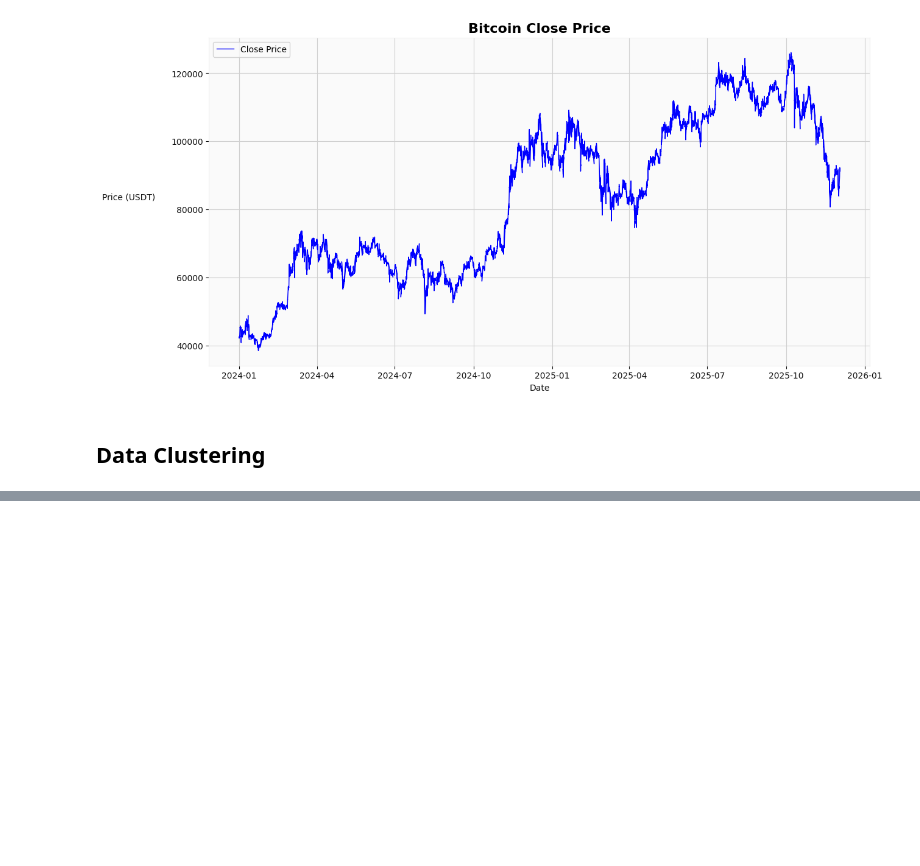
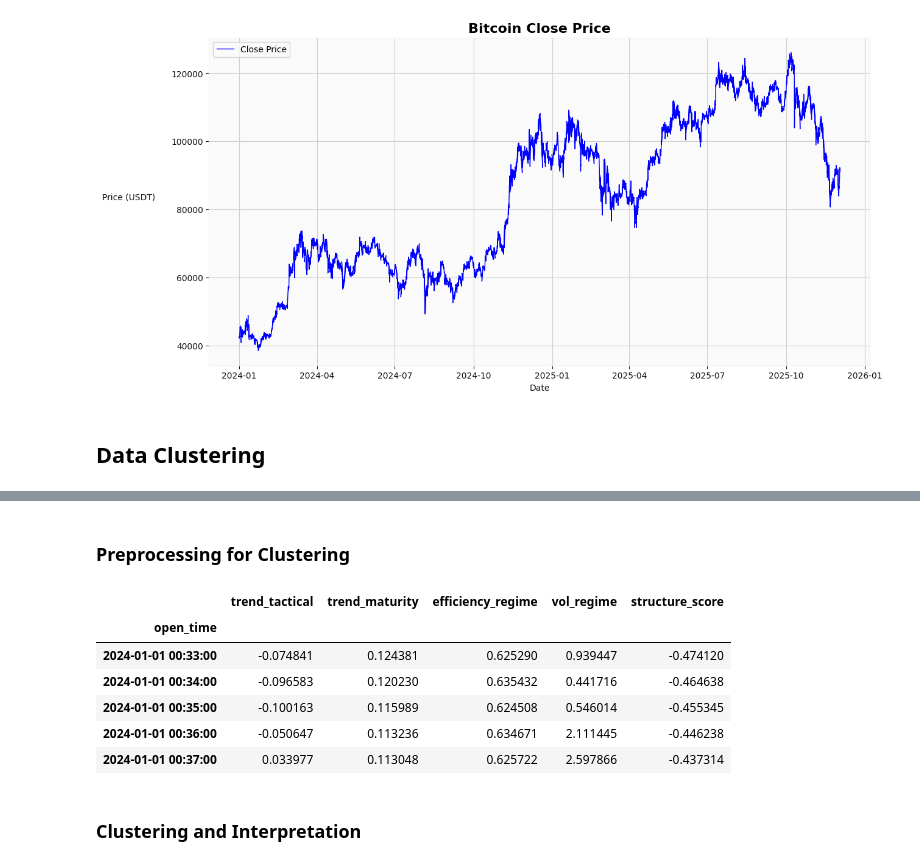
Before and after one commit to Bui-Minh-Quan/Data-Mining-Project, a Jupyter notebook: Notebooks/numerical_data_mining.ipynb, the cells around one changed output, grey strips where cells are left out. Cells and saved outputs as stored; diff of their text form; code cells hidden in the pictures; blank space fills up the shorter version.

```diff
--- a/Notebooks/numerical_data_mining.ipynb
+++ b/Notebooks/numerical_data_mining.ipynb
@@ -764,0 +667,70 @@ Clusters: 4, Cost: 151905.32167350323
+# %% [markdown]
+### Preprocessing for Clustering
+# %%
+def create_wyckoff_features(df):
+    df_w = df.copy()
+
+    df_w['trend_maturity'] = (df_w['ema_50'] - df_w['ema_200']) / df_w['close'] * 100
+
+    df_w['trend_tactical'] = (df_w['close'] - df_w['ema_50']) / df_w['ema_50'] * 100
+
+    # efficiency
+    # high efficiency = markup / markdown
+    # low efficiency = accumulation / distribution
+    epsilon = 1e-9
+    range_len = df_w['high'] - df_w['low']
+    body_len = abs(df_w['close'] - df_w['open'])
+
+    raw_efficiency = body_len / (range_len + epsilon)
+    df_w['efficiency_regime'] = raw_efficiency.rolling(window=20).mean()
+
+    # Volume
+    df_w['rel_volume'] = df_w['volume_usd'] / df_w['vol_ma20']
+    df_w['vol_regime'] = df_w['rel_volume'].rolling(window=1).mean()
+
+    # Structure
+    structure_score = np.zeros(len(df_w))
+    current_score = 0
+    decay = 0.98
+
+    bull_ob = df_w['is_bullish_ob'].fillna(0).values
+    bear_ob = df_w['is_bearish_ob'].fillna(0).values
+    fvg_bull = df_w['is_fvg_bullish'].fillna(0).values
+    fvg_bear = df_w['is_fvg_bearish'].fillna(0).values
+
+    for i in range(1, len(df_w)):
+        current_score *= decay
+
+        # OBs are structural pivots
+        if bull_ob[i] == 1: current_score += 1.0
+        if bear_ob[i] == 1: current_score -= 1.0
+
+        # Momentum from FVGs
+        if fvg_bull[i] == 1: current_score += 0.5
+        if fvg_bear[i] == 1: current_score -= 0.5
+
+        structure_score[i] = current_score
+    df_w['structure_score'] = structure_score
+
+    final_features = [
+        "trend_tactical", # short term location
+        "trend_maturity", # long term location
+        "efficiency_regime", # candle characteristic
+        "vol_regime",      # effort
+        "structure_score"  # market structure
+    ]
+
+    return df_w[final_features].dropna()
+
+df_clustering = create_wyckoff_features(df_featured)
+df_clustering.head()
+# %% [output]
+|  | trend_tactical | trend_maturity | efficiency_regime | vol_regime | structure_score |
+| open_time |  |  |  |  |  |
+| 2024-01-01 00:33:00 | -0.074841 | 0.124381 | 0.625290 | 0.939447 | -0.474120 |
+| 2024-01-01 00:34:00 | -0.096583 | 0.120230 | 0.635432 | 0.441716 | -0.464638 |
+| 2024-01-01 00:35:00 | -0.100163 | 0.115989 | 0.624508 | 0.546014 | -0.455345 |
+| 2024-01-01 00:36:00 | -0.050647 | 0.113236 | 0.634671 | 2.111445 | -0.446238 |
+| 2024-01-01 00:37:00 | 0.033977 | 0.113048 | 0.625722 | 2.597866 | -0.437314 |
+# %% [markdown]
+### Clustering and Interpretation
```
Also changed, not shown: parts of 16 cells of this notebook.
